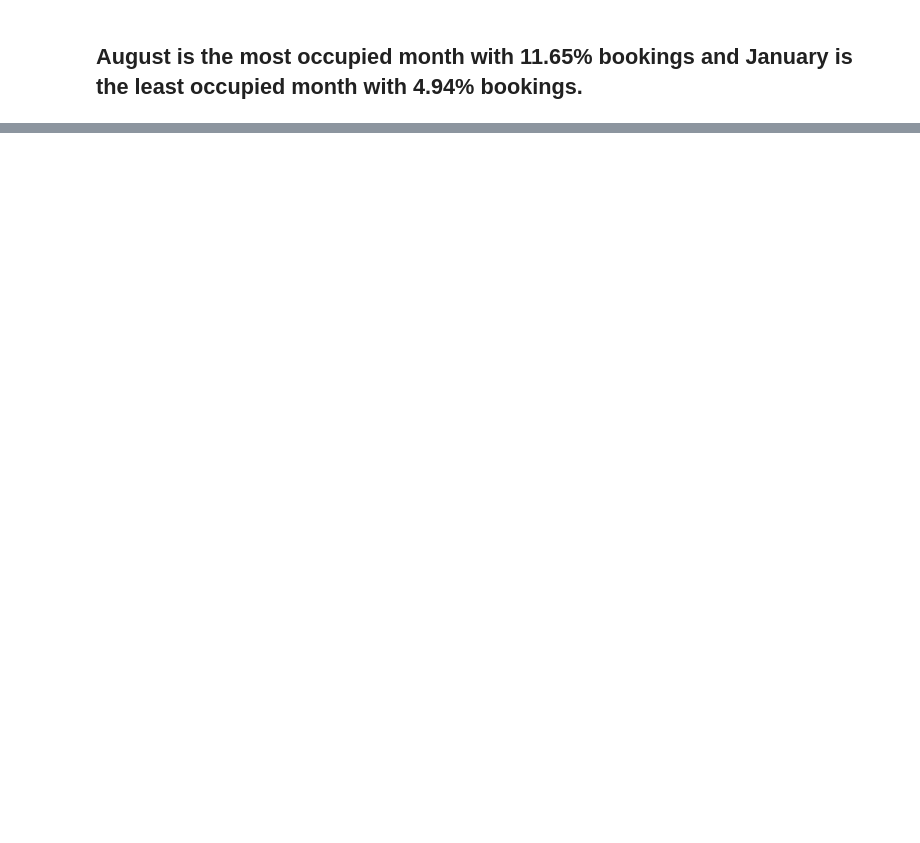
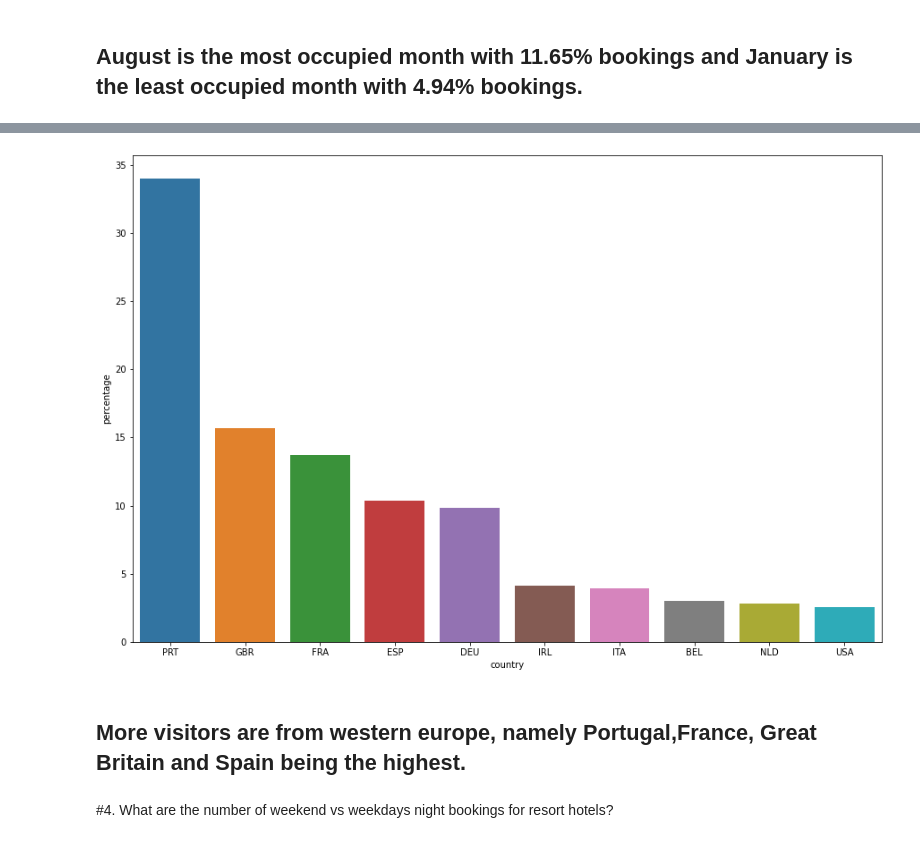
Before and after one commit to abhinendra88/hotel-booking-analysis, a Jupyter notebook: Hotel_Booking_Analysis_Capstone_Project.ipynb, the cells around one changed output, grey strips where cells are left out. Cells and saved outputs as stored; diff of their text form; code cells hidden in the pictures; blank space fills up the shorter version.

```diff
--- a/Hotel_Booking_Analysis_Capstone_Project.ipynb
+++ b/Hotel_Booking_Analysis_Capstone_Project.ipynb
@@ -388,0 +391,7 @@ ax = month_hotel_type.plot.bar(figsize = (15,10),fontsize = 14)
+# %%
+# Value counts of top 10 countries from where maximum number of bookings happened
+
+top_10_countries = hotel_df[hotel_df['is_canceled']==0]['country'].value_counts()[:10]
+# %%
+top_10_countries = top_10_countries.reset_index().rename(columns = {'index':'country','country':'number_of_bookings'})
+top_10_countries['percentage'] = (top_10_countries['number_of_bookings']/top_10_countries['number_of_bookings'].sum())*100
@@ -388,0 +412,11 @@ ax = month_hotel_type.plot.bar(figsize = (15,10),fontsize = 14)
+# %%
+# Bar plot of top 10 countries
+
+plt.figure(figsize=(15,10))
+ax = sns.barplot(x="country", y="percentage", data=top_10_countries)
+# %% [output]
+[figure, added]
+# %% [markdown]
+## More visitors are from western europe, namely Portugal,France, Great Britain and Spain being the highest.
+# %% [markdown]
+#4. What are the number of weekend vs weekdays night bookings for resort hotels?
```
Also changed, not shown: parts of 26 cells of this notebook.
